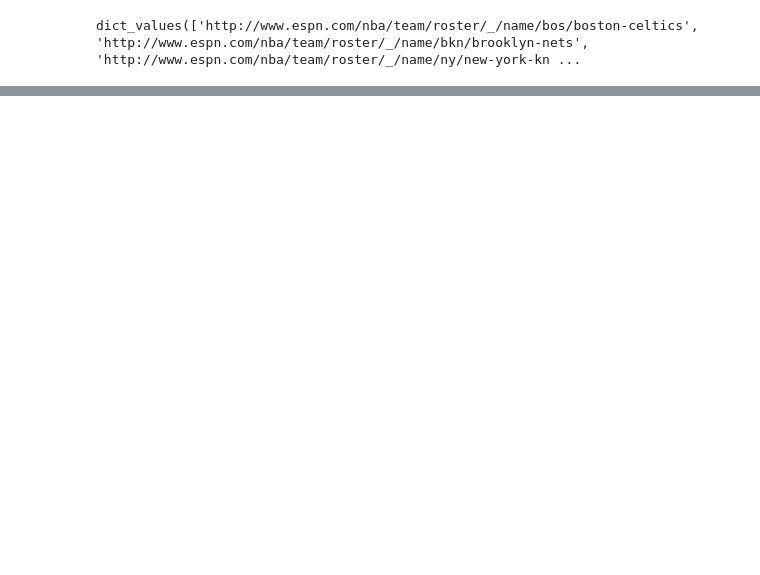
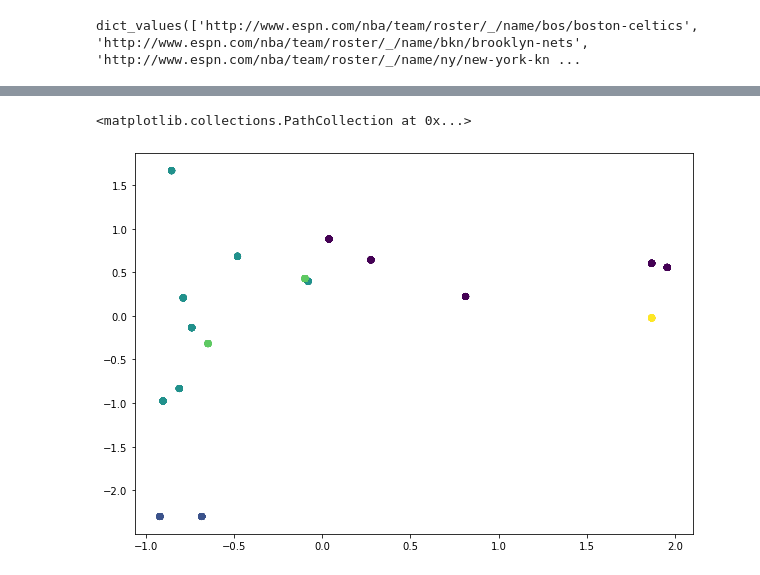
Before and after one commit to Mayer-Yang/NBA_Winner, a Jupyter notebook: Samara/nba.ipynb, the cells around one changed output, grey strips where cells are left out. Saved outputs shown, nothing was run; the diff lists cells and outputs as text; code cells hidden in the pictures; blank space fills up the shorter version.

```diff
--- a/Samara/nba.ipynb
+++ b/Samara/nba.ipynb
@@ -111,0 +356,4 @@ all_stats_df
+# %%
+from sklearn.cluster import AgglomerativeClustering
+cluster = AgglomerativeClustering(n_clusters=5, affinity='euclidean', linkage='ward')
+cluster.fit_predict(players.iloc[:,1:])
@@ -111,0 +461,6 @@ all_stats_df
+# %%
+plt.figure(figsize=(10, 7))
+plt.scatter(players.iloc[:,2:]['GP'], players.iloc[:,2:]['3P%'], c=cluster.labels_)
+# %% [output]
+<matplotlib.collections.PathCollection at 0x...>
+[figure, added]
```
Also changed, not shown: parts of 42 cells of this notebook.
